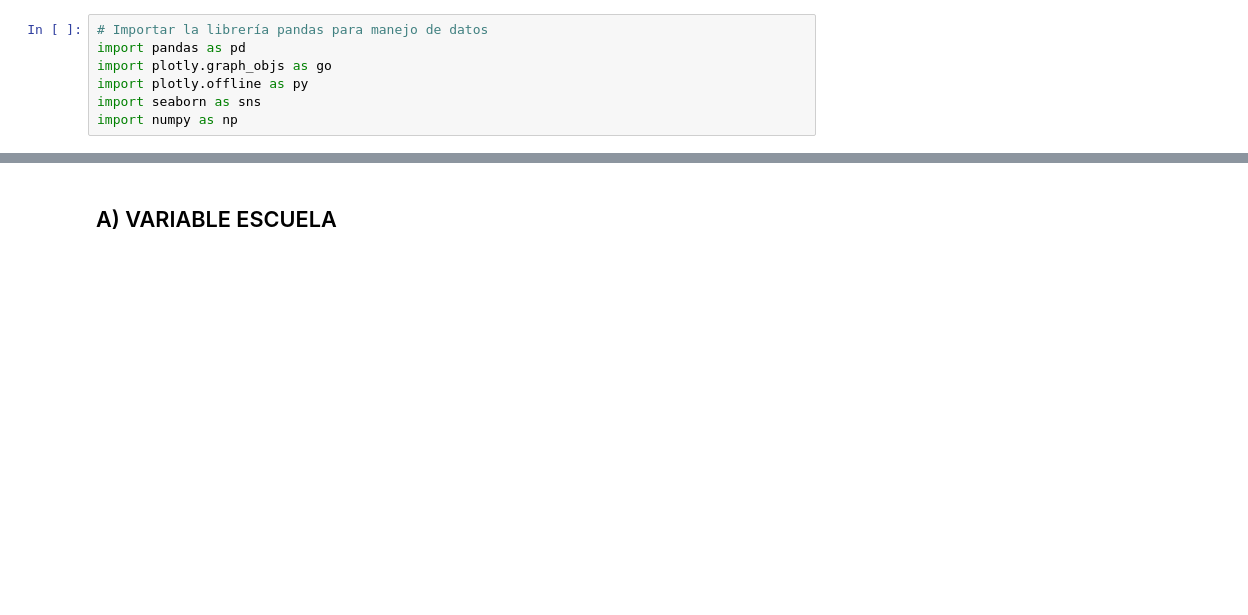
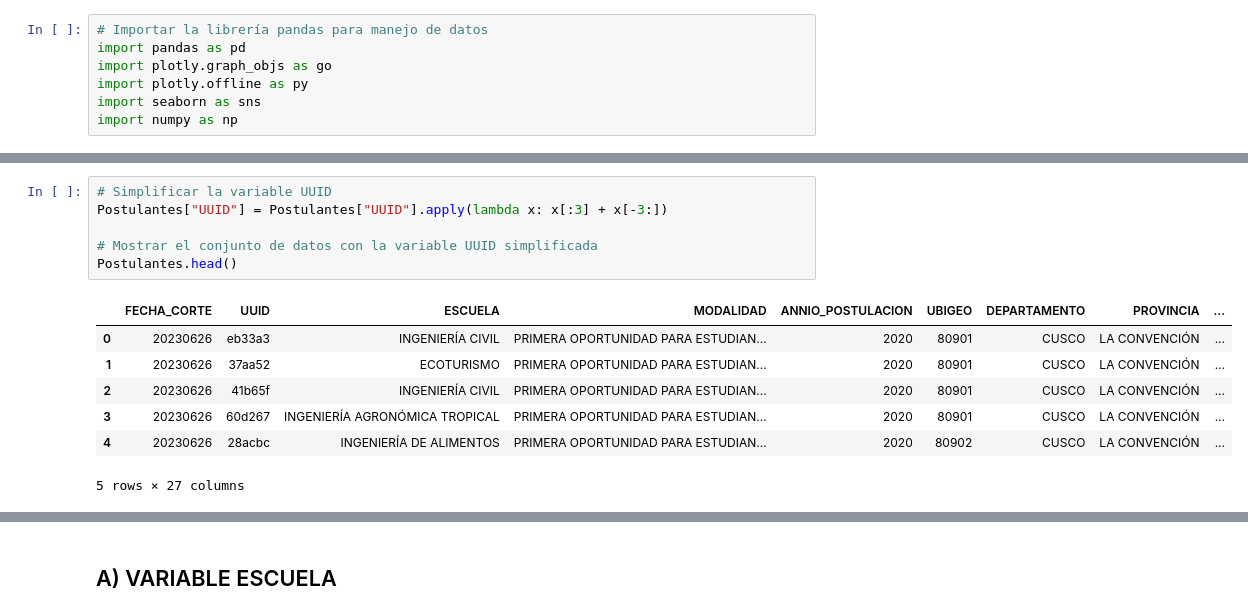
Before and after one commit to EliazarNoaLlas/Proyecto_Investigacion_Clustering-, a Jupyter notebook: proyecto_clustering_uniq/notebooks/01_exploracion_datos.ipynb, the cells around one changed output, grey strips where cells are left out. Drawn from its saved outputs; the diff is of its cells as text; blank space fills up the shorter version.

```diff
--- a/proyecto_clustering_uniq/notebooks/01_exploracion_datos.ipynb
+++ b/proyecto_clustering_uniq/notebooks/01_exploracion_datos.ipynb
@@ -100,0 +222,14 @@ import numpy as np
+# %%
+# Simplificar la variable UUID
+Postulantes["UUID"] = Postulantes["UUID"].apply(lambda x: x[:3] + x[-3:])
+
+# Mostrar el conjunto de datos con la variable UUID simplificada
+Postulantes.head()
+# %% [output]
+|  | FECHA_CORTE | UUID | ESCUELA | MODALIDAD | ANNIO_POSTULACION | UBIGEO | DEPARTAMENTO | PROVINCIA | ... |
+| 0 | 20230626 | eb33a3 | INGENIERÍA CIVIL | PRIMERA OPORTUNIDAD PARA ESTUDIAN... | 2020 | 80901 | CUSCO | LA CONVENCIÓN | ... |
+| 1 | 20230626 | 37aa52 | ECOTURISMO | PRIMERA OPORTUNIDAD PARA ESTUDIAN... | 2020 | 80901 | CUSCO | LA CONVENCIÓN | ... |
+| 2 | 20230626 | 41b65f | INGENIERÍA CIVIL | PRIMERA OPORTUNIDAD PARA ESTUDIAN... | 2020 | 80901 | CUSCO | LA CONVENCIÓN | ... |
+| 3 | 20230626 | 60d267 | INGENIERÍA AGRONÓMICA TROPICAL | PRIMERA OPORTUNIDAD PARA ESTUDIAN... | 2020 | 80901 | CUSCO | LA CONVENCIÓN | ... |
+| 4 | 20230626 | 28acbc | INGENIERÍA DE ALIMENTOS | PRIMERA OPORTUNIDAD PARA ESTUDIAN... | 2020 | 80902 | CUSCO | LA CONVENCIÓN | ... |
+5 rows × 27 columns
```
Also changed, not shown: parts of 249 cells of this notebook, 42 other files.
